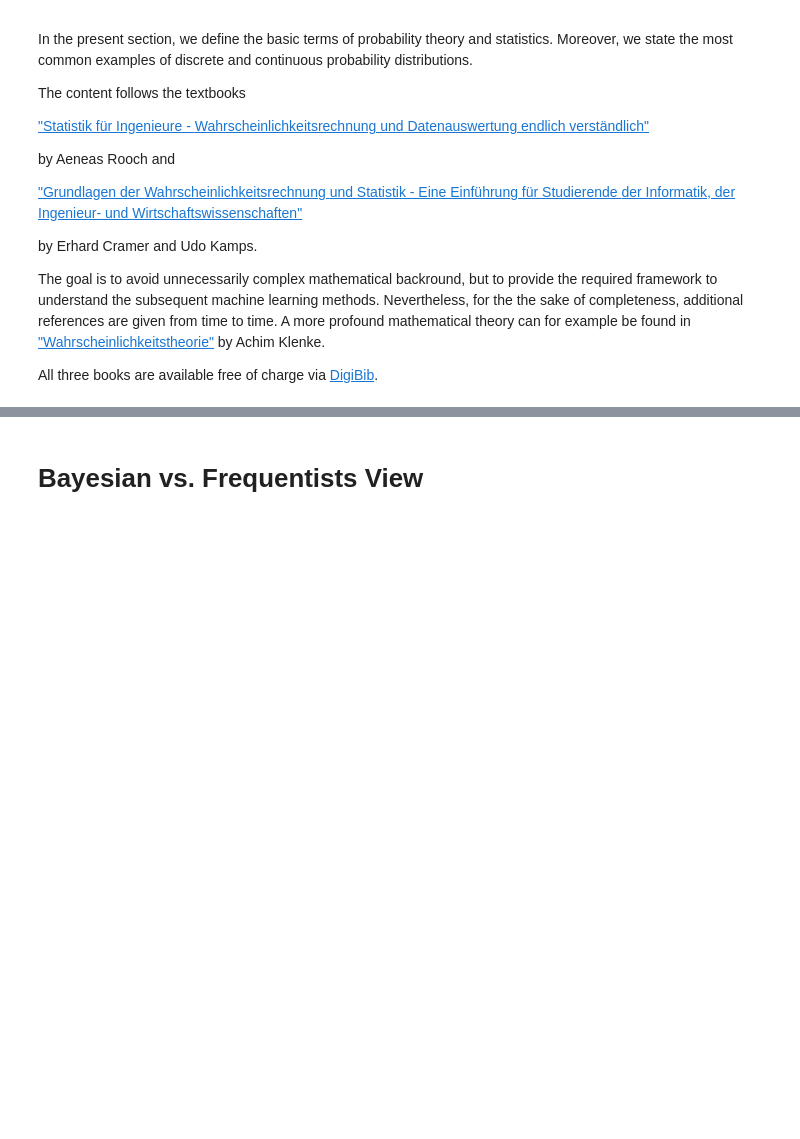
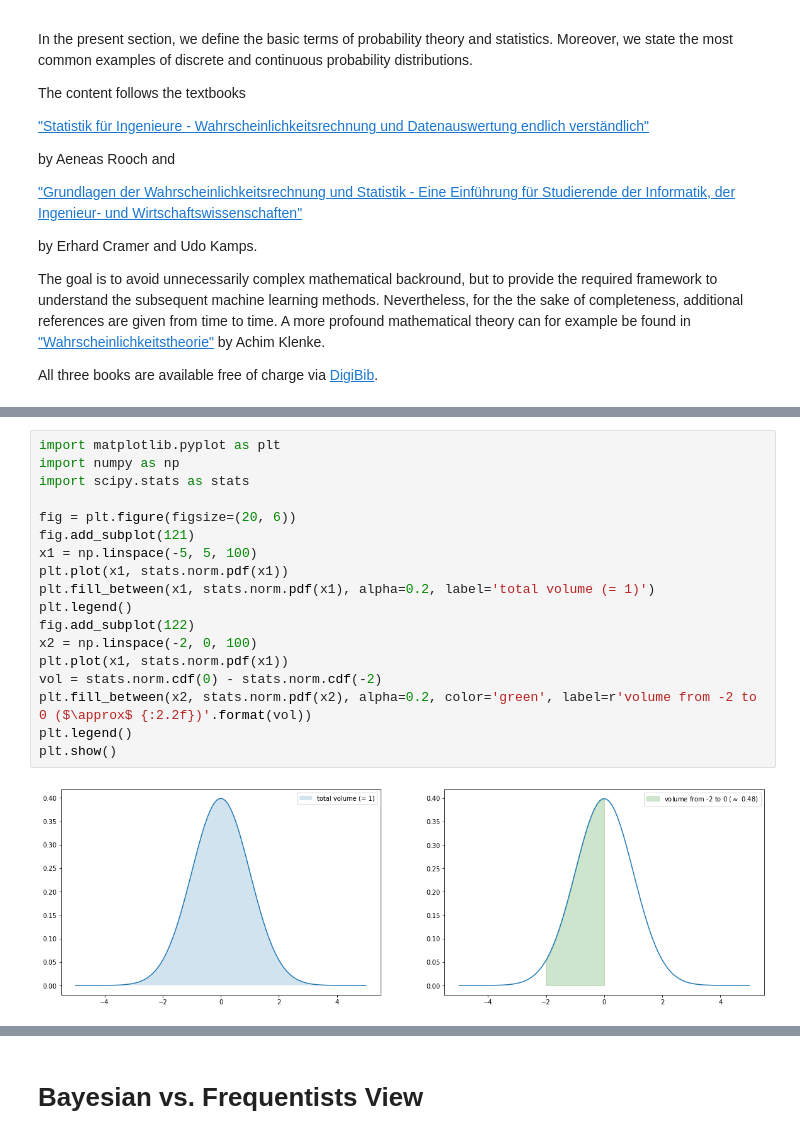
Before and after one commit to Probabilistic-ML/lecture-notes, a Jupyter notebook: Introduction.ipynb, the cells around one changed output, grey strips where cells are left out. Cells and saved outputs as stored; diff of their text form; blank space fills up the shorter version.

```diff
--- a/Introduction.ipynb
+++ b/Introduction.ipynb
@@ -69,0 +111,20 @@ $$P(\cup_{i=1}^{\infty} A_i) = \sum_{i=1}^{\infty} P(A_i).$$
+# %%
+import matplotlib.pyplot as plt
+import numpy as np
+import scipy.stats as stats
+
+fig = plt.figure(figsize=(20, 6))
+fig.add_subplot(121)
+x1 = np.linspace(-5, 5, 100)
+plt.plot(x1, stats.norm.pdf(x1))
+plt.fill_between(x1, stats.norm.pdf(x1), alpha=0.2, label='total volume (= 1)')
+plt.legend()
+fig.add_subplot(122)
+x2 = np.linspace(-2, 0, 100)
+plt.plot(x1, stats.norm.pdf(x1))
+vol = stats.norm.cdf(0) - stats.norm.cdf(-2)
+plt.fill_between(x2, stats.norm.pdf(x2), alpha=0.2, color='green', label=r'volume from -2 to 0 ($\approx$ {:2.2f})'.format(vol))
+plt.legend()
+plt.show()
+# %% [output]
+[figure, added]
```
Also changed, not shown: parts of 11 cells of this notebook.
